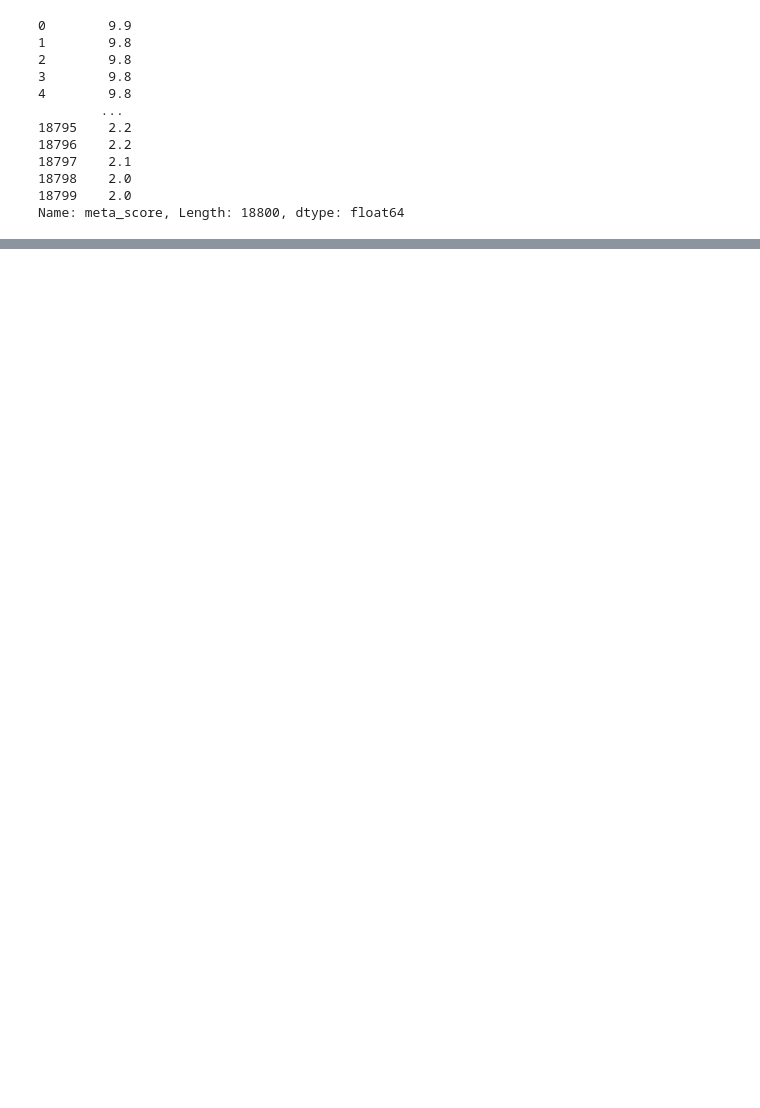
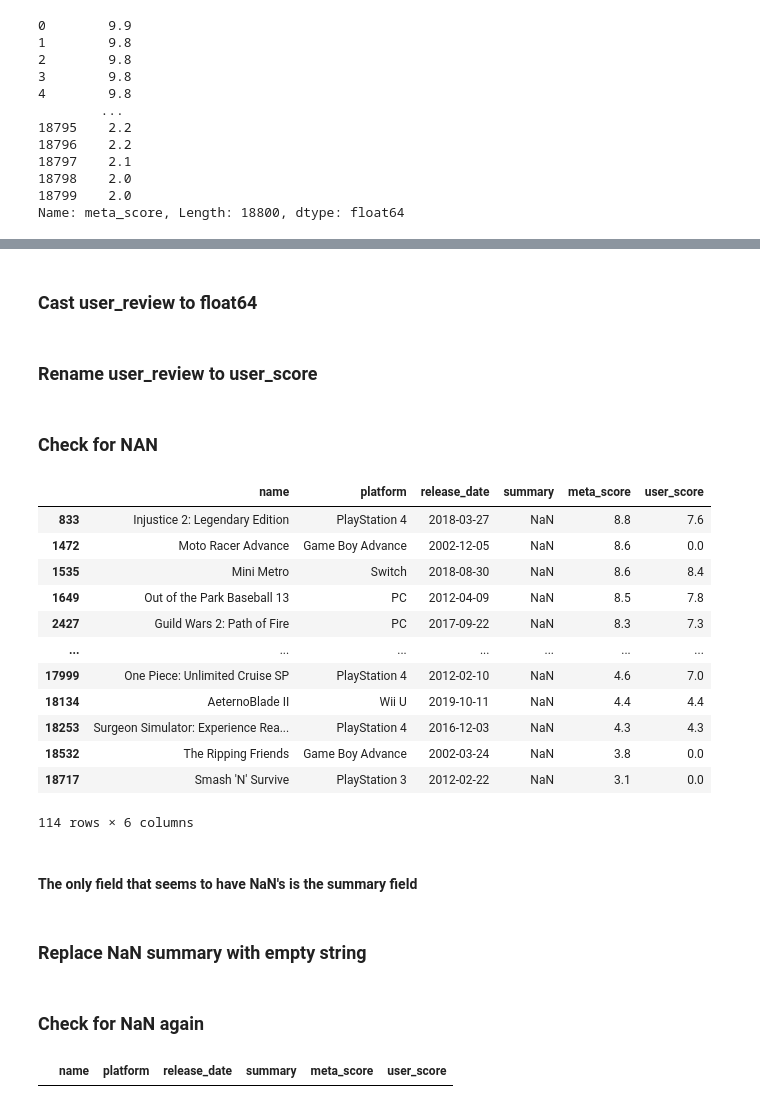
Before and after one commit to L-Carlos/metacritic-games-1995-2021, a Jupyter notebook: game_reviews.ipynb, the cells around one changed output, grey strips where cells are left out. Saved outputs shown, nothing was run; the diff lists cells and outputs as text; code cells hidden in the pictures; blank space fills up the shorter version.

Commit message:
basic cleanup, added fields, created helper function

```diff
--- a/game_reviews.ipynb
+++ b/game_reviews.ipynb
@@ -56,0 +61,32 @@ Name: meta_score, Length: 18800, dtype: float64
+# %%
+games_reviews["user_review"] = games_reviews["user_review"].replace("tbd", 0)
+# %% [markdown]
+### Cast user_review to float64
+# %%
+games_reviews["user_review"] = games_reviews["user_review"].astype("float64")
+# %% [markdown]
+### Rename user_review to user_score
+# %%
+games_reviews = games_reviews.rename(columns={"user_review": "user_score"})
+# %% [markdown]
+### Check for NAN
+# %%
+games_reviews[games_reviews.isna().any(axis=1)]
+# %% [output]
+|  | name | platform | release_date | summary | meta_score | user_score |
+| 833 | Injustice 2: Legendary Edition | PlayStation 4 | 2018-03-27 | NaN | 8.8 | 7.6 |
+| 1472 | Moto Racer Advance | Game Boy Advance | 2002-12-05 | NaN | 8.6 | 0.0 |
+| 1535 | Mini Metro | Switch | 2018-08-30 | NaN | 8.6 | 8.4 |
+| 1649 | Out of the Park Baseball 13 | PC | 2012-04-09 | NaN | 8.5 | 7.8 |
+| 2427 | Guild Wars 2: Path of Fire | PC | 2017-09-22 | NaN | 8.3 | 7.3 |
+| ... | ... | ... | ... | ... | ... | ... |
+| 17999 | One Piece: Unlimited Cruise SP | PlayStation 4 | 2012-02-10 | NaN | 4.6 | 7.0 |
+| 18134 | AeternoBlade II | Wii U | 2019-10-11 | NaN | 4.4 | 4.4 |
+| 18253 | Surgeon Simulator: Experience Rea... | PlayStation 4 | 2016-12-03 | NaN | 4.3 | 4.3 |
+| 18532 | The Ripping Friends | Game Boy Advance | 2002-03-24 | NaN | 3.8 | 0.0 |
+| 18717 | Smash 'N' Survive | PlayStation 3 | 2012-02-22 | NaN | 3.1 | 0.0 |
+114 rows × 6 columns
+# %% [markdown]
+#### The only field that seems to have NaN's is the summary field
+# %% [markdown]
+### Replace NaN summary with empty string
@@ -56,0 +95,6 @@ Name: meta_score, Length: 18800, dtype: float64
+# %% [markdown]
+### Check for NaN again
+# %%
+games_reviews[games_reviews.isna().any(axis=1)]
+# %% [output]
+|  | name | platform | release_date | summary | meta_score | user_score |
```
Also changed, not shown: parts of 18 cells of this notebook.
